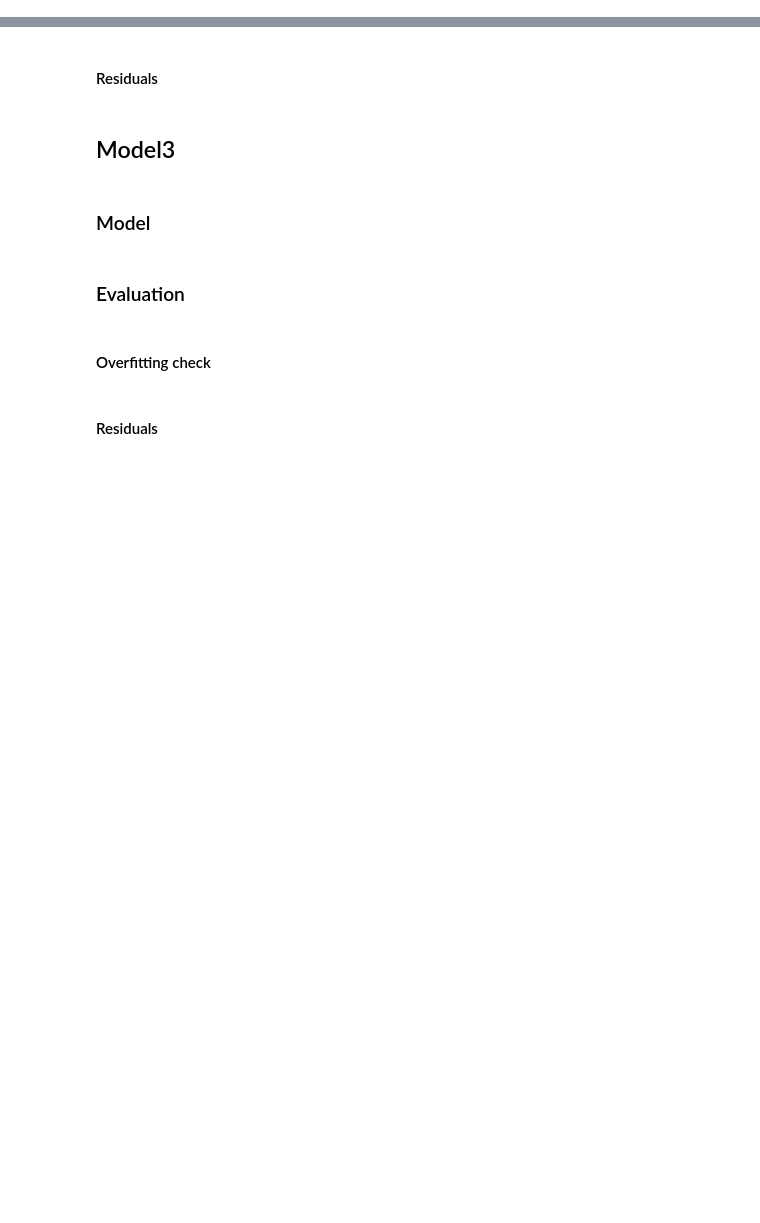
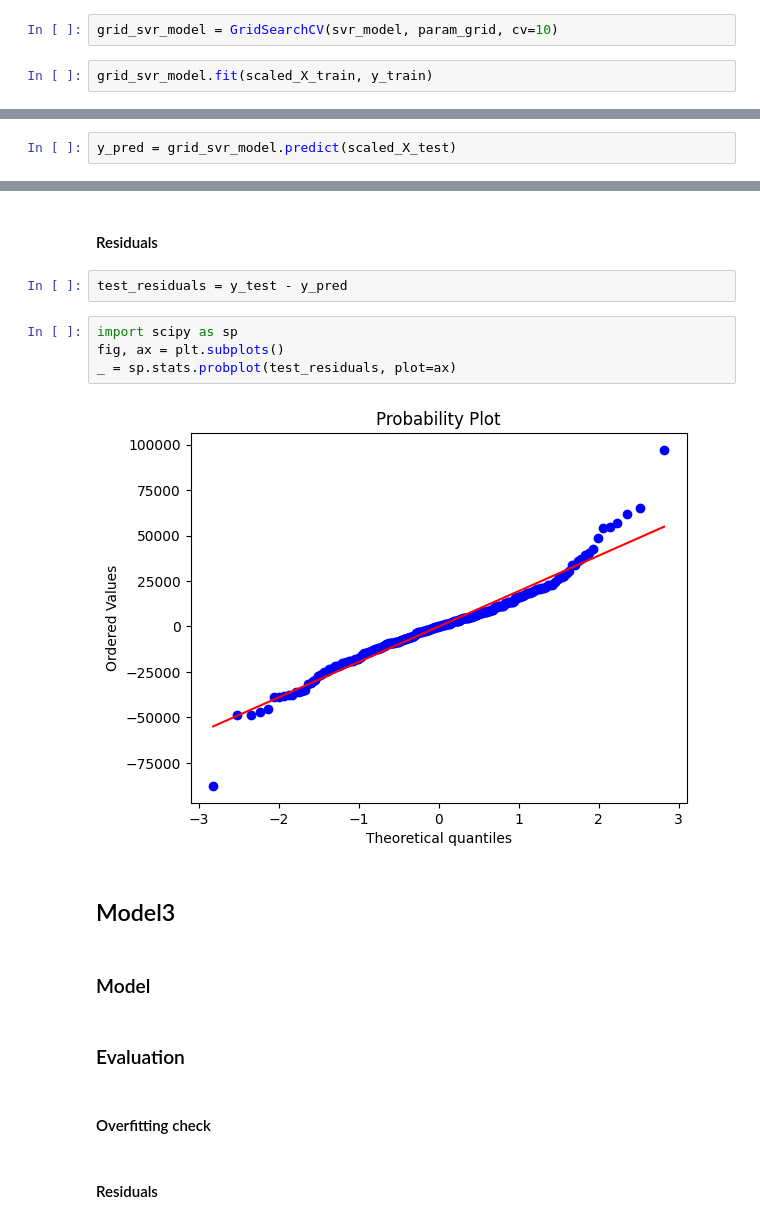
Before and after one commit to marta-glanowska/data-science, a Jupyter notebook: Projects/Regression/Regression_housing_prices.ipynb, the cells around one changed output, grey strips where cells are left out. Cells and saved outputs as stored; diff of their text form; blank space fills up the shorter version.

```diff
--- a/Projects/Regression/Regression_housing_prices.ipynb
+++ b/Projects/Regression/Regression_housing_prices.ipynb
@@ -534,0 +558,4 @@ print_residuals(models_list)
+# %%
+grid_svr_model = GridSearchCV(svr_model, param_grid, cv=10)
+# %%
+grid_svr_model.fit(scaled_X_train, y_train)
@@ -535,2 +571,4 @@ print_residuals(models_list)
 # %% [markdown]
 ### Evaluation
+# %%
+y_pred = grid_svr_model.predict(scaled_X_test)
@@ -539,5 +600,13 @@ print_residuals(models_list)
 # %% [markdown]
 #### Residuals
+# %%
+test_residuals = y_test - y_pred
+# %%
+import scipy as sp
+fig, ax = plt.subplots()
+_ = sp.stats.probplot(test_residuals, plot=ax)
+# %% [output]
+[figure, added]
 # %% [markdown]
 ## Model3
 # %% [markdown]
```
Also changed, not shown: parts of 22 cells of this notebook.
